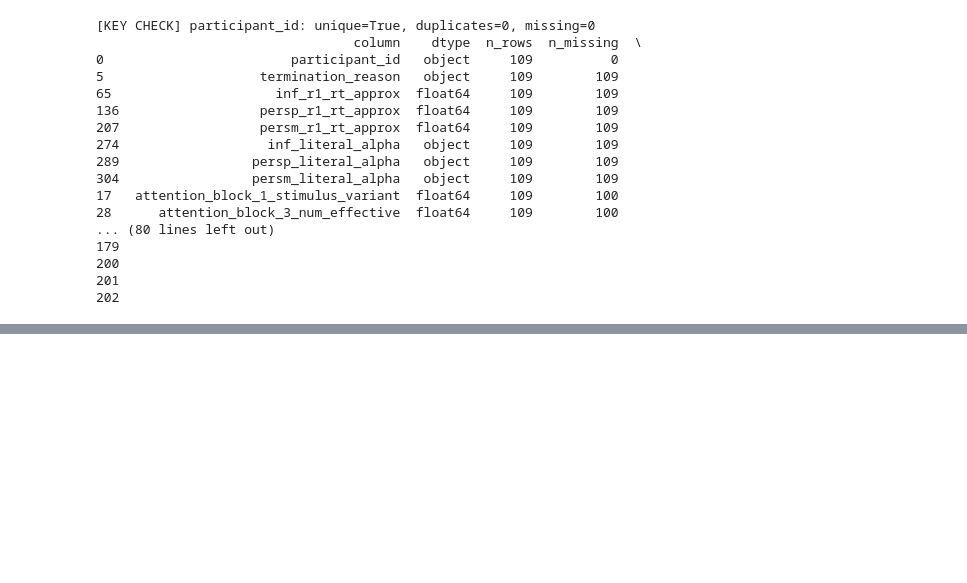
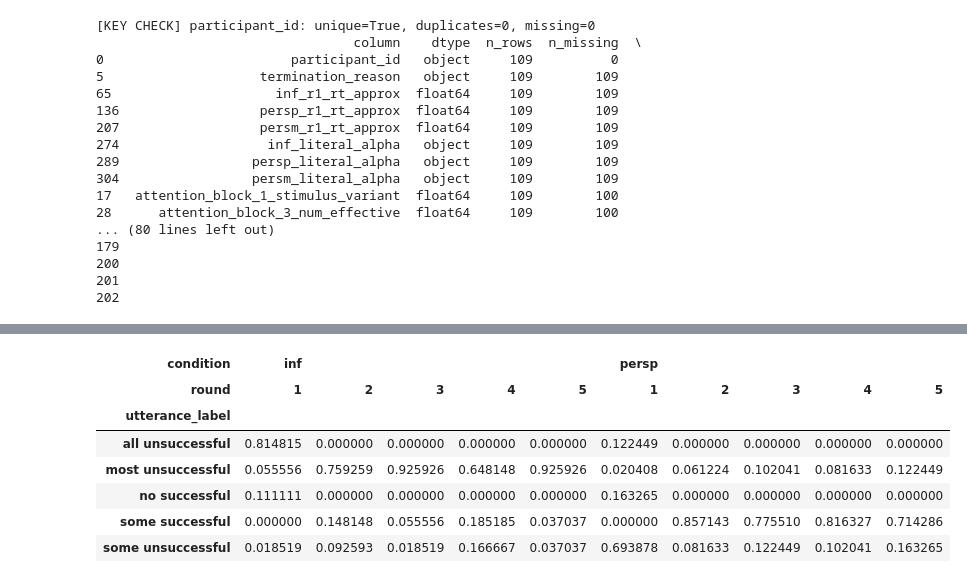
Before and after one commit to KeFangPsych/prag_net, a Jupyter notebook: data/prag_net_speaker_n1/model_fitting.ipynb, the cells around one changed output, grey strips where cells are left out. Cells and saved outputs as stored; diff of their text form; code cells hidden in the pictures; blank space fills up the shorter version.

Commit message:
Add prag net speaker n1 data updates

```diff
--- a/data/prag_net_speaker_n1/model_fitting.ipynb
+++ b/data/prag_net_speaker_n1/model_fitting.ipynb
@@ -410,7 +410,7 @@ def create_anonymized_version(df):
 
 Edit `INPUT_PATH` to point to your processed data file.
 # %%
-INPUT_PATH_FULL = './processed_speaker_n1_full.csv'
+INPUT_PATH_FULL = './raw_do_not_track/processed_speaker_n1_full.csv'
 
 # Load data
 df_raw = pd.read_csv(INPUT_PATH_FULL)
@@ -658,0 +5662,11 @@ profile.to_csv("data_dictionary.csv", index=False)
+# %%
+pivot_fig1
+# %% [output]
+| condition | inf |  |  |  |  | persp |  |  |  |  |
+| round | 1 | 2 | 3 | 4 | 5 | 1 | 2 | 3 | 4 | 5 |
+| utterance_label |  |  |  |  |  |  |  |  |  |  |
+| all unsuccessful | 0.814815 | 0.000000 | 0.000000 | 0.000000 | 0.000000 | 0.122449 | 0.000000 | 0.000000 | 0.000000 | 0.000000 |
+| most unsuccessful | 0.055556 | 0.759259 | 0.925926 | 0.648148 | 0.925926 | 0.020408 | 0.061224 | 0.102041 | 0.081633 | 0.122449 |
+| no successful | 0.111111 | 0.000000 | 0.000000 | 0.000000 | 0.000000 | 0.163265 | 0.000000 | 0.000000 | 0.000000 | 0.000000 |
+| some successful | 0.000000 | 0.148148 | 0.055556 | 0.185185 | 0.037037 | 0.000000 | 0.857143 | 0.775510 | 0.816327 | 0.714286 |
+| some unsuccessful | 0.018519 | 0.092593 | 0.018519 | 0.166667 | 0.037037 | 0.693878 | 0.081633 | 0.122449 | 0.102041 | 0.163265 |
```
Also changed, not shown: parts of 18 cells of this notebook, 13 other files.
